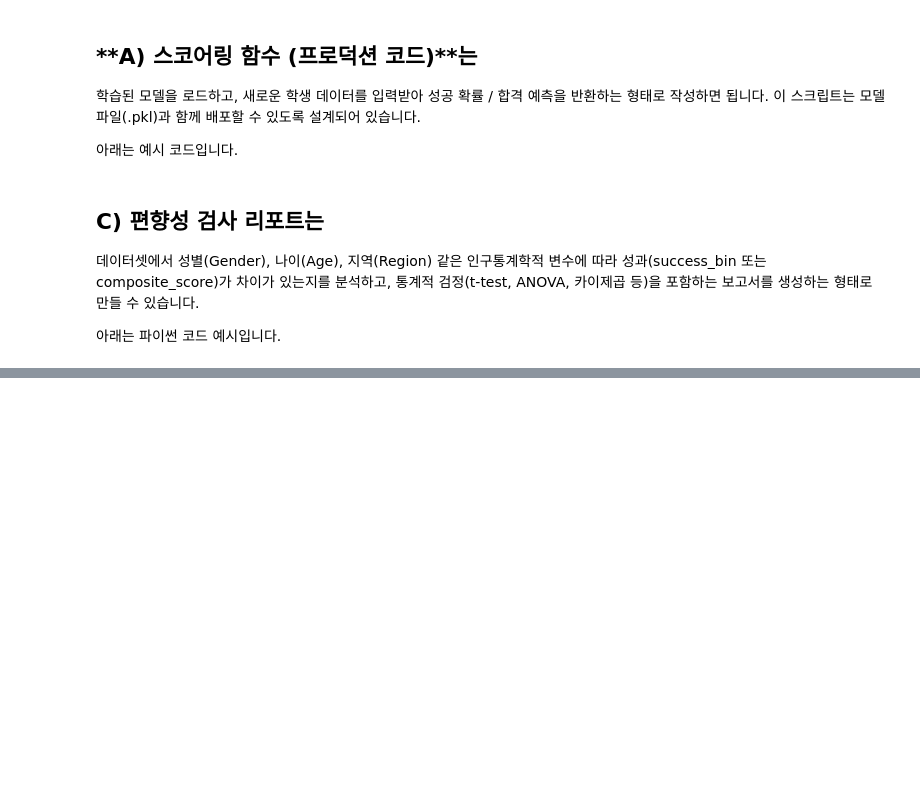
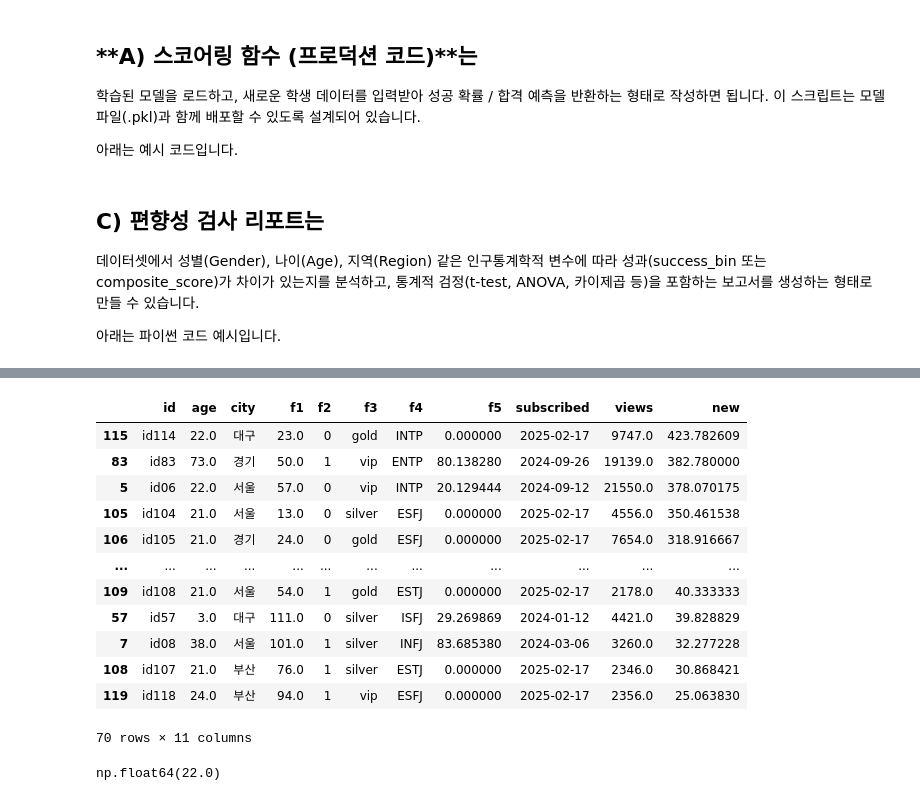
Before and after one commit to va4756/yemoon_bigdata_test, a Jupyter notebook: sinagong_bigdata.ipynb, the cells around one changed output, grey strips where cells are left out. Cells and saved outputs as stored; diff of their text form; code cells hidden in the pictures; blank space fills up the shorter version.

```diff
--- a/sinagong_bigdata.ipynb
+++ b/sinagong_bigdata.ipynb
@@ -3367,0 +3485,6 @@ print(report_df)
+# %%
+# 03. 파생변수, 정렬, 인덱싱
+import pandas as pd
+df = pd.read_csv('/content/bigdata_analyst_cert_v2/part1/ch3/type1_data1.csv')
+print(df.shape)
+df.head()
@@ -3367,0 +3499,4 @@ print(report_df)
+# %%
+df = df.dropna()
+df['new'] = df['views'] / df['f1']
+df.head()
@@ -3367,0 +3510,21 @@ print(report_df)
+# %%
+df = df.sort_values('new', ascending=False)
+df
+# %% [output]
+|  | id | age | city | f1 | f2 | f3 | f4 | f5 | subscribed | views | new |
+| 115 | id114 | 22.0 | 대구 | 23.0 | 0 | gold | INTP | 0.000000 | 2025-02-17 | 9747.0 | 423.782609 |
+| 83 | id83 | 73.0 | 경기 | 50.0 | 1 | vip | ENTP | 80.138280 | 2024-09-26 | 19139.0 | 382.780000 |
+| 5 | id06 | 22.0 | 서울 | 57.0 | 0 | vip | INTP | 20.129444 | 2024-09-12 | 21550.0 | 378.070175 |
+| 105 | id104 | 21.0 | 서울 | 13.0 | 0 | silver | ESFJ | 0.000000 | 2025-02-17 | 4556.0 | 350.461538 |
+| 106 | id105 | 21.0 | 경기 | 24.0 | 0 | gold | ESFJ | 0.000000 | 2025-02-17 | 7654.0 | 318.916667 |
+| ... | ... | ... | ... | ... | ... | ... | ... | ... | ... | ... | ... |
+| 109 | id108 | 21.0 | 서울 | 54.0 | 1 | gold | ESTJ | 0.000000 | 2025-02-17 | 2178.0 | 40.333333 |
+| 57 | id57 | 3.0 | 대구 | 111.0 | 0 | silver | ISFJ | 29.269869 | 2024-01-12 | 4421.0 | 39.828829 |
+| 7 | id08 | 38.0 | 서울 | 101.0 | 1 | silver | INFJ | 83.685380 | 2024-03-06 | 3260.0 | 32.277228 |
+| 108 | id107 | 21.0 | 부산 | 76.0 | 1 | silver | ESTJ | 0.000000 | 2025-02-17 | 2346.0 | 30.868421 |
+| 119 | id118 | 24.0 | 부산 | 94.0 | 1 | vip | ESFJ | 0.000000 | 2025-02-17 | 2356.0 | 25.063830 |
+70 rows × 11 columns
+# %%
+df.iloc[0, 1]
+# %% [output]
+np.float64(22.0)
```
Also changed, not shown: parts of 19 cells of this notebook.
